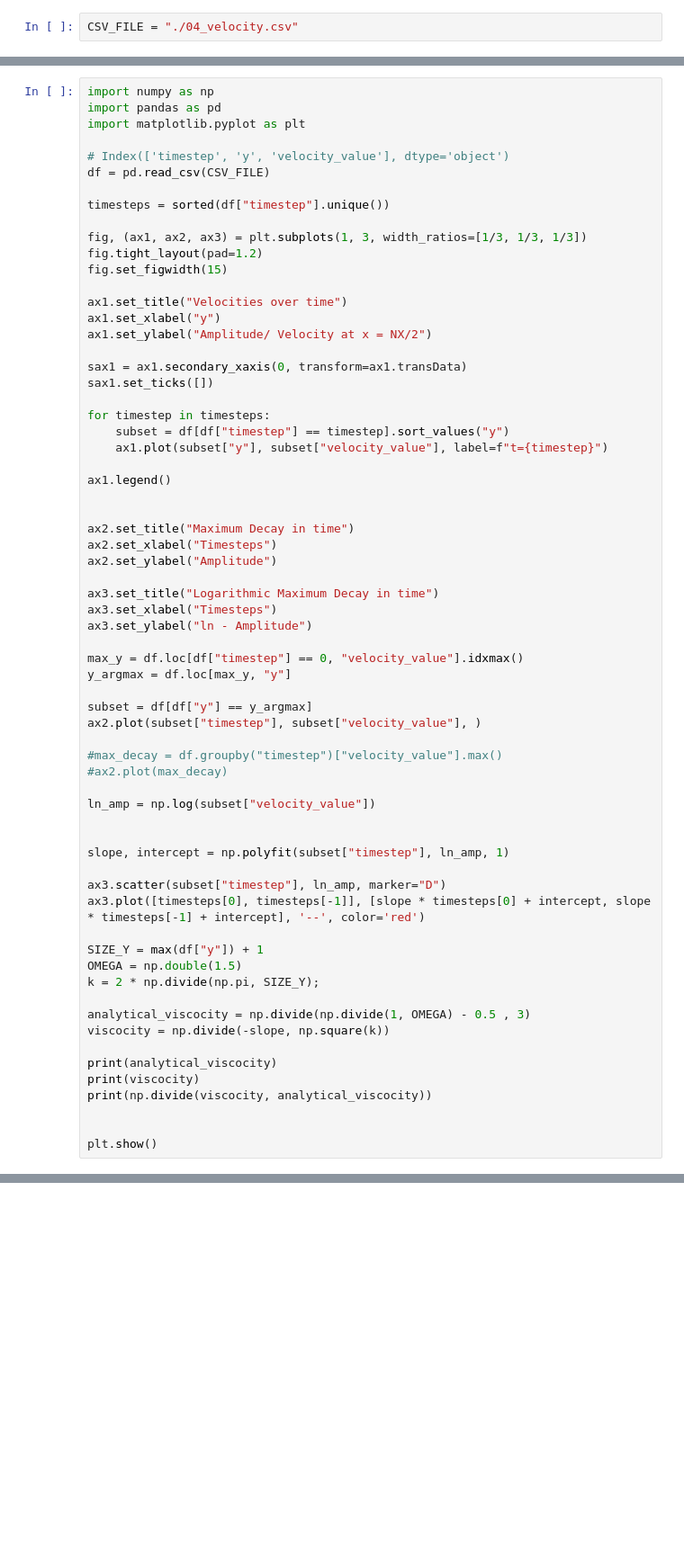
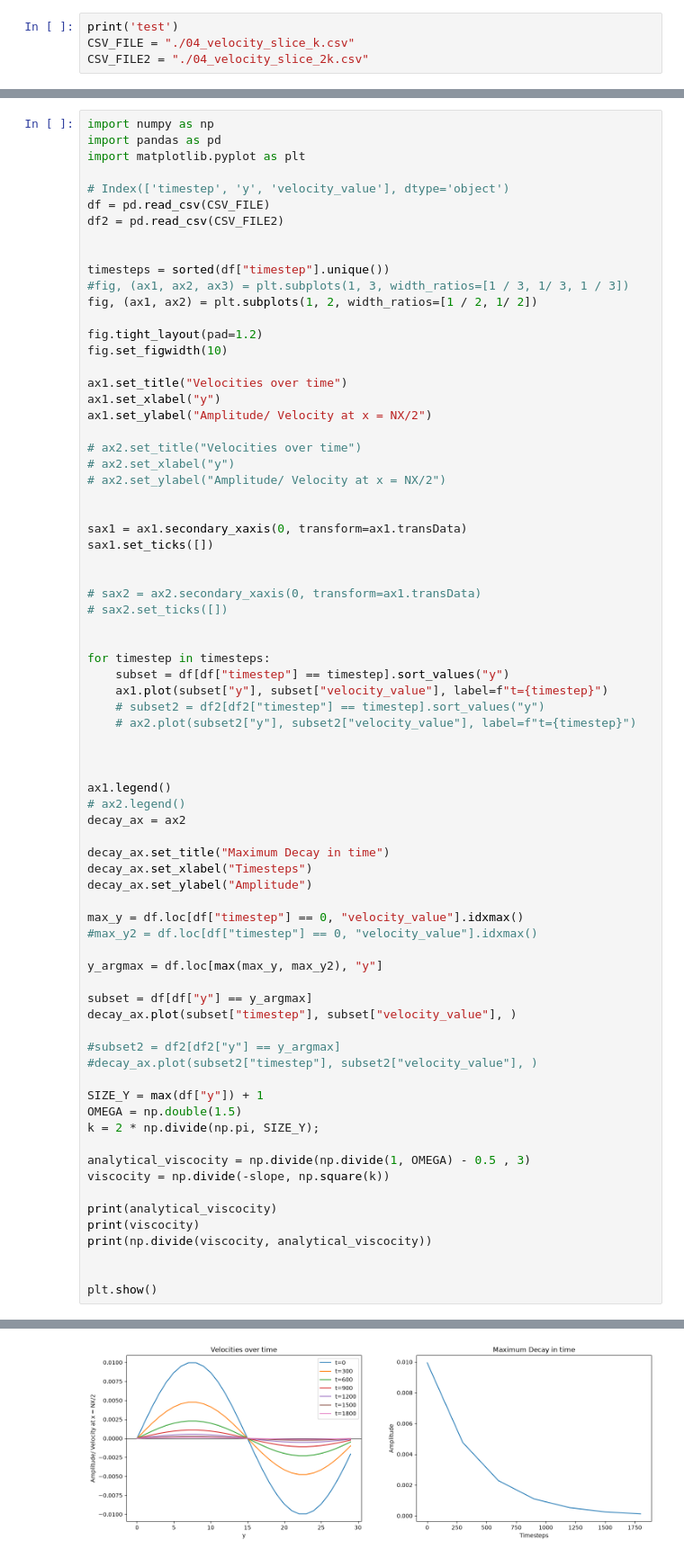
Before and after one commit to JK-F/yalb, a Jupyter notebook: data/shear_wave.ipynb, the cells around one changed output, grey strips where cells are left out. Shown at 90% size. Cells and saved outputs as stored; diff of their text form; blank space fills up the shorter version.

```diff
--- a/data/shear_wave.ipynb
+++ b/data/shear_wave.ipynb
@@ -1,3 +1,5 @@
 # %%
-CSV_FILE = "./04_velocity.csv"
+print('test')
+CSV_FILE = "./04_velocity_slice_k.csv"
+CSV_FILE2 = "./04_velocity_slice_2k.csv"
 # %% [output]
@@ -9,51 +11,59 @@ import matplotlib.pyplot as plt
 
 # Index(['timestep', 'y', 'velocity_value'], dtype='object')
 df = pd.read_csv(CSV_FILE)
+df2 = pd.read_csv(CSV_FILE2)
+
 
 timesteps = sorted(df["timestep"].unique())
+#fig, (ax1, ax2, ax3) = plt.subplots(1, 3, width_ratios=[1 / 3, 1/ 3, 1 / 3])
+fig, (ax1, ax2) = plt.subplots(1, 2, width_ratios=[1 / 2, 1/ 2])
 
-fig, (ax1, ax2, ax3) = plt.subplots(1, 3, width_ratios=[1/3, 1/3, 1/3])
 fig.tight_layout(pad=1.2)
-fig.set_figwidth(15)
+fig.set_figwidth(10)
 
 ax1.set_title("Velocities over time")
 ax1.set_xlabel("y")
 ax1.set_ylabel("Amplitude/ Velocity at x = NX/2")
 
+# ax2.set_title("Velocities over time")
+# ax2.set_xlabel("y")
+# ax2.set_ylabel("Amplitude/ Velocity at x = NX/2")
+
+
 sax1 = ax1.secondary_xaxis(0, transform=ax1.transData)
 sax1.set_ticks([])
+
+
+# sax2 = ax2.secondary_xaxis(0, transform=ax1.transData)
+# sax2.set_ticks([])
+
 
 for timestep in timesteps:
     subset = df[df["timestep"] == timestep].sort_values("y")
     ax1.plot(subset["y"], subset["velocity_value"], label=f"t={timestep}")
+    # subset2 = df2[df2["timestep"] == timestep].sort_values("y")
+    # ax2.plot(subset2["y"], subset2["velocity_value"], label=f"t={timestep}")
+
+
 
 ax1.legend()
+# ax2.legend()
+decay_ax = ax2
 
-
-ax2.set_title("Maximum Decay in time")
-ax2.set_xlabel("Timesteps")
-ax2.set_ylabel("Amplitude")
-
-ax3.set_title("Logarithmic Maximum Decay in time")
-ax3.set_xlabel("Timesteps")
-ax3.set_ylabel("ln - Amplitude")
+decay_ax.set_title("Maximum Decay in time")
+decay_ax.set_xlabel("Timesteps")
+decay_ax.set_ylabel("Amplitude")
 
 max_y = df.loc[df["timestep"] == 0, "velocity_value"].idxmax()
-y_argmax = df.loc[max_y, "y"]
+#max_y2 = df.loc[df["timestep"] == 0, "velocity_value"].idxmax()
+
+y_argmax = df.loc[max(max_y, max_y2), "y"]
 
 subset = df[df["y"] == y_argmax]
-ax2.plot(subset["timestep"], subset["velocity_value"], )
+decay_ax.plot(subset["timestep"], subset["velocity_value"], )
 
-#max_decay = df.groupby("timestep")["velocity_value"].max()
-#ax2.plot(max_decay)
-
-ln_amp = np.log(subset["velocity_value"])
-
-
-slope, intercept = np.polyfit(subset["timestep"], ln_amp, 1)
-
-ax3.scatter(subset["timestep"], ln_amp, marker="D")
-ax3.plot([timesteps[0], timesteps[-1]], [slope * timesteps[0] + intercept, slope * timesteps[-1] + intercept], '--', color='red')
+#subset2 = df2[df2["y"] == y_argmax]
+#decay_ax.plot(subset2["timestep"], subset2["velocity_value"], )
 
 SIZE_Y = max(df["y"]) + 1
 OMEGA = np.double(1.5)
@@ -68,3 +78,4 @@ print(np.divide(viscocity, analytical_viscocity))
 
 
 plt.show()
+# %% [output]
@@ -70,0 +85 @@ plt.show()
+[figure, added]
```
Also changed, not shown: parts of 2 cells of this notebook, 18 other files.
